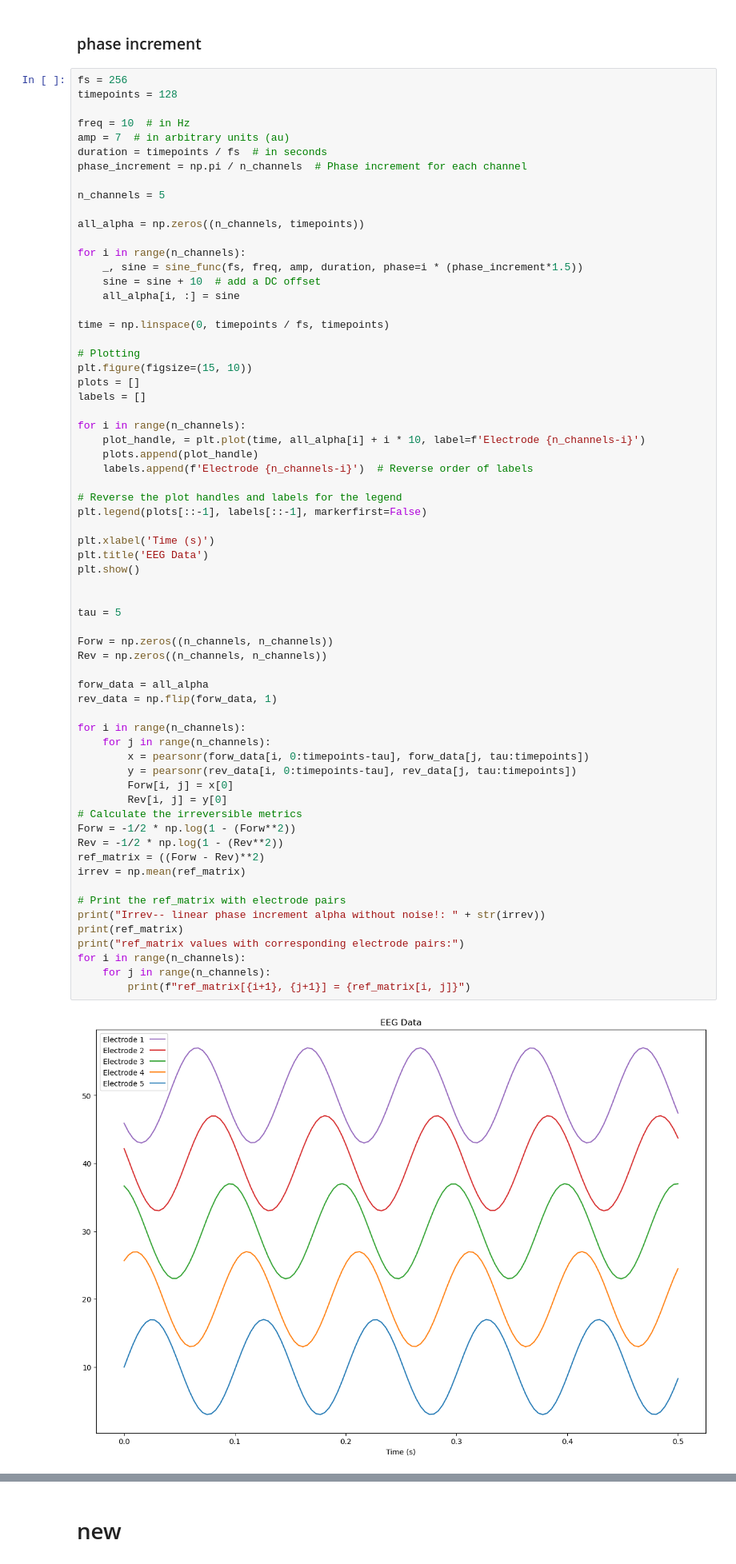
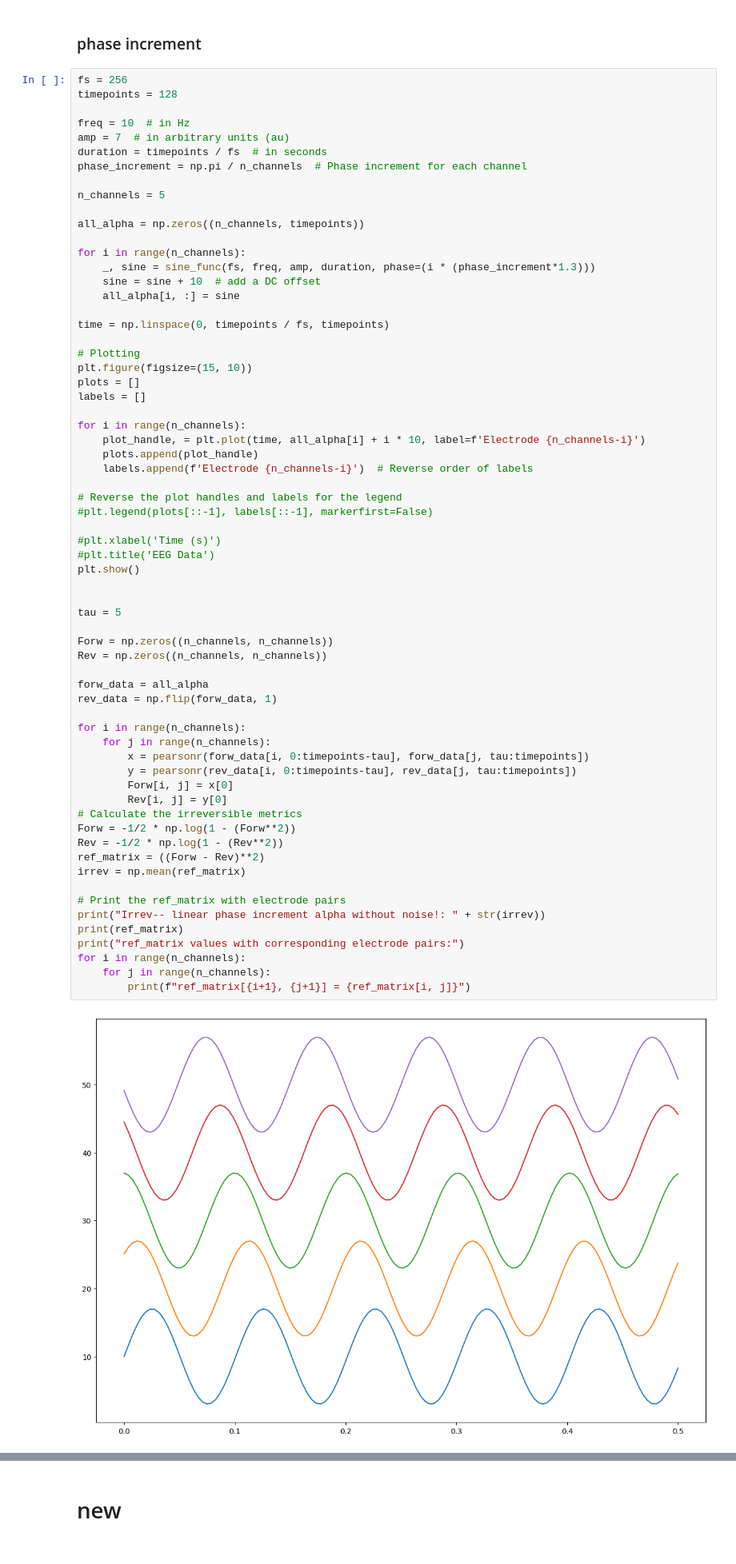
Before and after one commit to jaketear1/testing_learning, a Jupyter notebook: git-test/simulations_test.ipynb, the cells around one changed output, grey strips where cells are left out. Shown at 80% size. Saved outputs shown, nothing was run; the diff lists cells and outputs as text.

```diff
--- a/git-test/simulations_test.ipynb
+++ b/git-test/simulations_test.ipynb
@@ -204,7 +204,7 @@ n_channels = 5
 all_alpha = np.zeros((n_channels, timepoints))
 
 for i in range(n_channels):
-    _, sine = sine_func(fs, freq, amp, duration, phase=i * (phase_increment*1.5))
+    _, sine = sine_func(fs, freq, amp, duration, phase=(i * (phase_increment*1.3)))
     sine = sine + 10  # add a DC offset
     all_alpha[i, :] = sine
 
@@ -221,39 +221,39 @@ for i in range(n_channels):
     labels.append(f'Electrode {n_channels-i}')  # Reverse order of labels
 
 # Reverse the plot handles and labels for the legend
-plt.legend(plots[::-1], labels[::-1], markerfirst=False)
+#plt.legend(plots[::-1], labels[::-1], markerfirst=False)
 
-plt.xlabel('Time (s)')
-plt.title('EEG Data')
+#plt.xlabel('Time (s)')
+#plt.title('EEG Data')
 plt.show()
 
 
 tau = 5
 
 Forw = np.zeros((n_channels, n_channels))
 Rev = np.zeros((n_channels, n_channels))
 
 forw_data = all_alpha
 rev_data = np.flip(forw_data, 1)
 
 for i in range(n_channels):
     for j in range(n_channels):
         x = pearsonr(forw_data[i, 0:timepoints-tau], forw_data[j, tau:timepoints])
         y = pearsonr(rev_data[i, 0:timepoints-tau], rev_data[j, tau:timepoints])
         Forw[i, j] = x[0]
         Rev[i, j] = y[0]
 # Calculate the irreversible metrics
 Forw = -1/2 * np.log(1 - (Forw**2))
 Rev = -1/2 * np.log(1 - (Rev**2))
 ref_matrix = ((Forw - Rev)**2)
 irrev = np.mean(ref_matrix)
 
 # Print the ref_matrix with electrode pairs
 print("Irrev-- linear phase increment alpha without noise!: " + str(irrev))
 print(ref_matrix)
 print("ref_matrix values with corresponding electrode pairs:")
 for i in range(n_channels):
     for j in range(n_channels):
         print(f"ref_matrix[{i+1}, {j+1}] = {ref_matrix[i, j]}")
 # %% [output]
-[figure, old version]
+[figure, new version]
```
Also changed, not shown: parts of 2 cells of this notebook.
